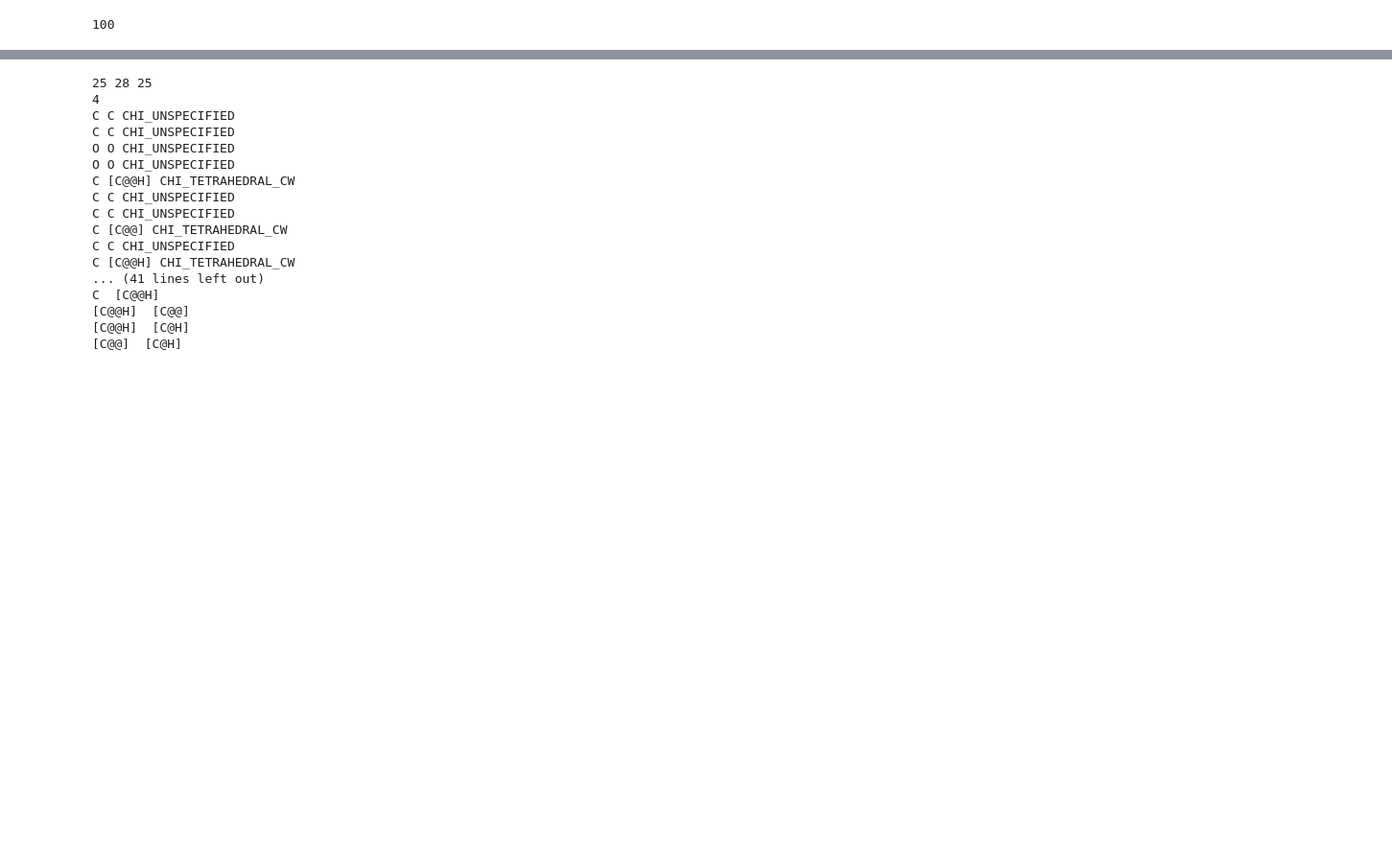
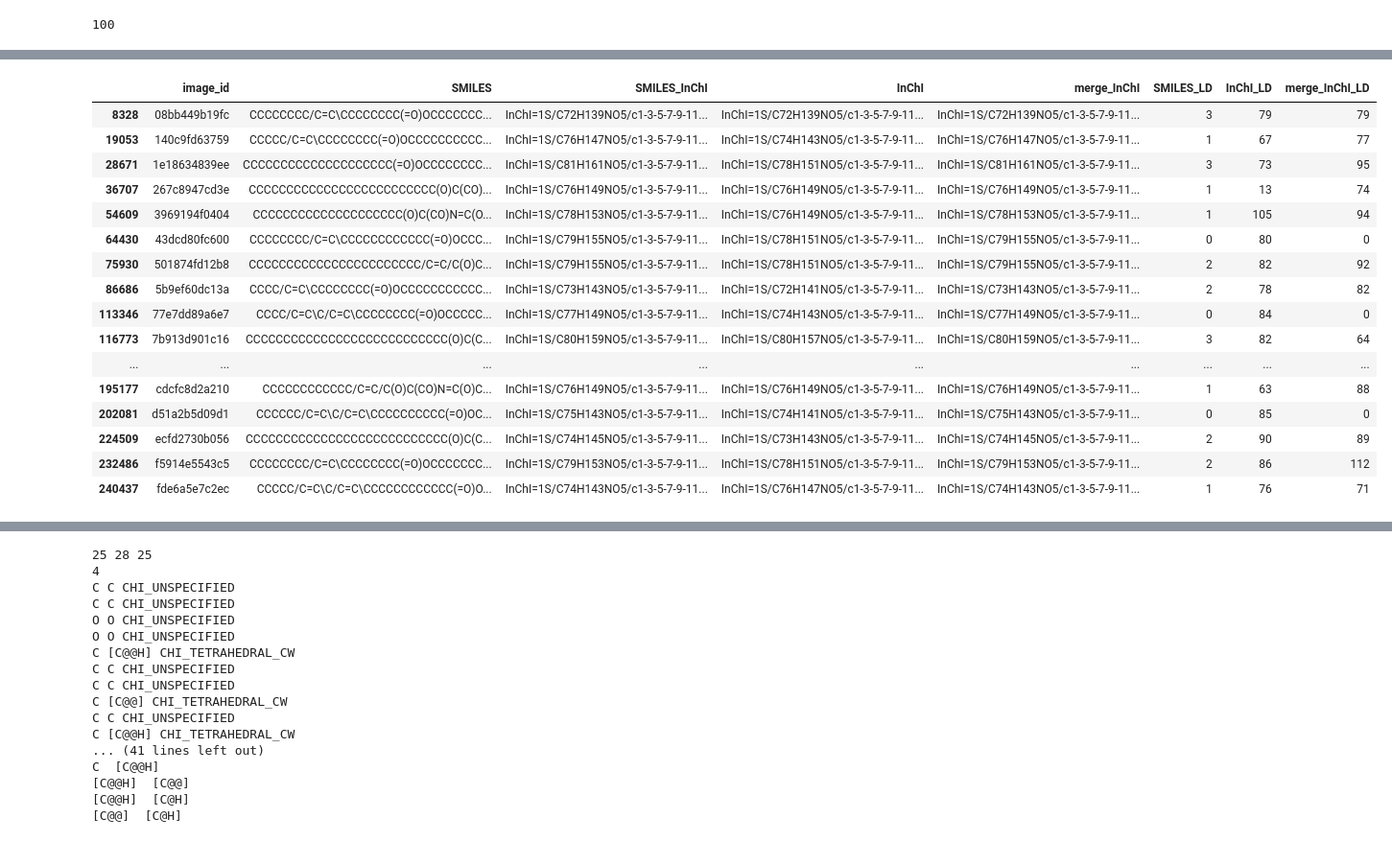
Before and after one commit to thomas0809/MolScribe, a Jupyter notebook: notebook/error_analysis.ipynb, the cells around one changed output, grey strips where cells are left out. Shown at 96% size. Cells and saved outputs as stored; diff of their text form; code cells hidden in the pictures; blank space fills up the shorter version.

```diff
--- a/notebook/error_analysis.ipynb
+++ b/notebook/error_analysis.ipynb
@@ -28,0 +92,22 @@ print(max([len(s.split()) for s in smiles]))
+# %%
+i = 8
+indices = (i*10 < gold['num_atom']) & (gold['num_atom'] <= (i+1)*10)
+pred[indices]
+# %% [output]
+|  | image_id | SMILES | SMILES_InChI | InChI | merge_InChI | SMILES_LD | InChI_LD | merge_InChI_LD |
+| 8328 | 08bb449b19fc | CCCCCCCC/C=C\CCCCCCCC(=O)OCCCCCCC... | InChI=1S/C72H139NO5/c1-3-5-7-9-11... | InChI=1S/C72H139NO5/c1-3-5-7-9-11... | InChI=1S/C72H139NO5/c1-3-5-7-9-11... | 3 | 79 | 79 |
+| 19053 | 140c9fd63759 | CCCCC/C=C\CCCCCCCC(=O)OCCCCCCCCCC... | InChI=1S/C76H147NO5/c1-3-5-7-9-11... | InChI=1S/C74H143NO5/c1-3-5-7-9-11... | InChI=1S/C76H147NO5/c1-3-5-7-9-11... | 1 | 67 | 77 |
+| 28671 | 1e18634839ee | CCCCCCCCCCCCCCCCCCCC(=O)OCCCCCCCC... | InChI=1S/C81H161NO5/c1-3-5-7-9-11... | InChI=1S/C78H151NO5/c1-3-5-7-9-11... | InChI=1S/C81H161NO5/c1-3-5-7-9-11... | 3 | 73 | 95 |
+| 36707 | 267c8947cd3e | CCCCCCCCCCCCCCCCCCCCCCCCC(O)C(CO)... | InChI=1S/C76H149NO5/c1-3-5-7-9-11... | InChI=1S/C76H149NO5/c1-3-5-7-9-11... | InChI=1S/C76H149NO5/c1-3-5-7-9-11... | 1 | 13 | 74 |
+| 54609 | 3969194f0404 | CCCCCCCCCCCCCCCCCCCC(O)C(CO)N=C(O... | InChI=1S/C78H153NO5/c1-3-5-7-9-11... | InChI=1S/C76H149NO5/c1-3-5-7-9-11... | InChI=1S/C78H153NO5/c1-3-5-7-9-11... | 1 | 105 | 94 |
+| 64430 | 43dcd80fc600 | CCCCCCCC/C=C\CCCCCCCCCCCC(=O)OCCC... | InChI=1S/C79H155NO5/c1-3-5-7-9-11... | InChI=1S/C78H151NO5/c1-3-5-7-9-11... | InChI=1S/C79H155NO5/c1-3-5-7-9-11... | 0 | 80 | 0 |
+| 75930 | 501874fd12b8 | CCCCCCCCCCCCCCCCCCCCCCC/C=C/C(O)C... | InChI=1S/C79H155NO5/c1-3-5-7-9-11... | InChI=1S/C78H151NO5/c1-3-5-7-9-11... | InChI=1S/C79H155NO5/c1-3-5-7-9-11... | 2 | 82 | 92 |
+| 86686 | 5b9ef60dc13a | CCCC/C=C\CCCCCCCC(=O)OCCCCCCCCCCC... | InChI=1S/C73H143NO5/c1-3-5-7-9-11... | InChI=1S/C72H141NO5/c1-3-5-7-9-11... | InChI=1S/C73H143NO5/c1-3-5-7-9-11... | 2 | 78 | 82 |
+| 113346 | 77e7dd89a6e7 | CCCC/C=C\C/C=C\CCCCCCCC(=O)OCCCCC... | InChI=1S/C77H149NO5/c1-3-5-7-9-11... | InChI=1S/C74H143NO5/c1-3-5-7-9-11... | InChI=1S/C77H149NO5/c1-3-5-7-9-11... | 0 | 84 | 0 |
+| 116773 | 7b913d901c16 | CCCCCCCCCCCCCCCCCCCCCCCCCCC(O)C(C... | InChI=1S/C80H159NO5/c1-3-5-7-9-11... | InChI=1S/C80H157NO5/c1-3-5-7-9-11... | InChI=1S/C80H159NO5/c1-3-5-7-9-11... | 3 | 82 | 64 |
+| ... | ... | ... | ... | ... | ... | ... | ... | ... |
+| 195177 | cdcfc8d2a210 | CCCCCCCCCCCC/C=C/C(O)C(CO)N=C(O)C... | InChI=1S/C76H149NO5/c1-3-5-7-9-11... | InChI=1S/C76H149NO5/c1-3-5-7-9-11... | InChI=1S/C76H149NO5/c1-3-5-7-9-11... | 1 | 63 | 88 |
+| 202081 | d51a2b5d09d1 | CCCCCC/C=C\C/C=C\CCCCCCCCCC(=O)OC... | InChI=1S/C75H143NO5/c1-3-5-7-9-11... | InChI=1S/C74H141NO5/c1-3-5-7-9-11... | InChI=1S/C75H143NO5/c1-3-5-7-9-11... | 0 | 85 | 0 |
+| 224509 | ecfd2730b056 | CCCCCCCCCCCCCCCCCCCCCCCCCCC(O)C(C... | InChI=1S/C74H145NO5/c1-3-5-7-9-11... | InChI=1S/C73H143NO5/c1-3-5-7-9-11... | InChI=1S/C74H145NO5/c1-3-5-7-9-11... | 2 | 90 | 89 |
+| 232486 | f5914e5543c5 | CCCCCCCC/C=C\CCCCCCCC(=O)OCCCCCCC... | InChI=1S/C79H153NO5/c1-3-5-7-9-11... | InChI=1S/C78H151NO5/c1-3-5-7-9-11... | InChI=1S/C79H153NO5/c1-3-5-7-9-11... | 2 | 86 | 112 |
+| 240437 | fde6a5e7c2ec | CCCCC/C=C\C/C=C\CCCCCCCCCCCC(=O)O... | InChI=1S/C74H143NO5/c1-3-5-7-9-11... | InChI=1S/C76H147NO5/c1-3-5-7-9-11... | InChI=1S/C74H143NO5/c1-3-5-7-9-11... | 1 | 76 | 71 |
```
Also changed, not shown: parts of 10 cells of this notebook, 4 other files.
